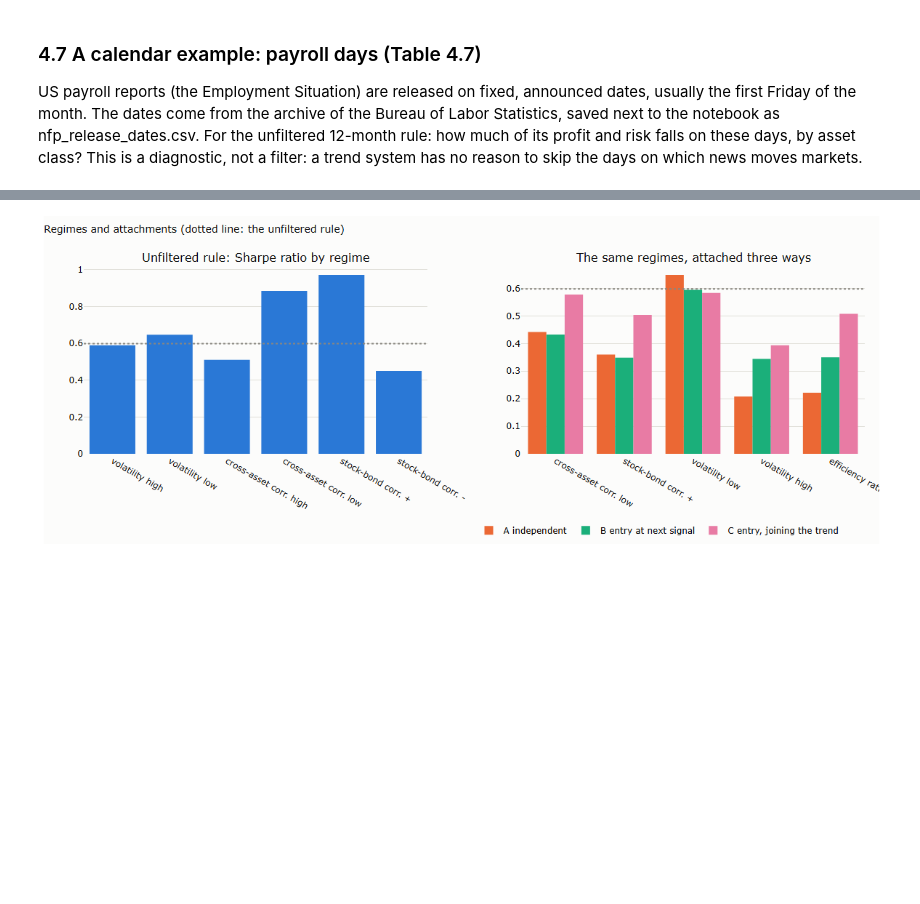
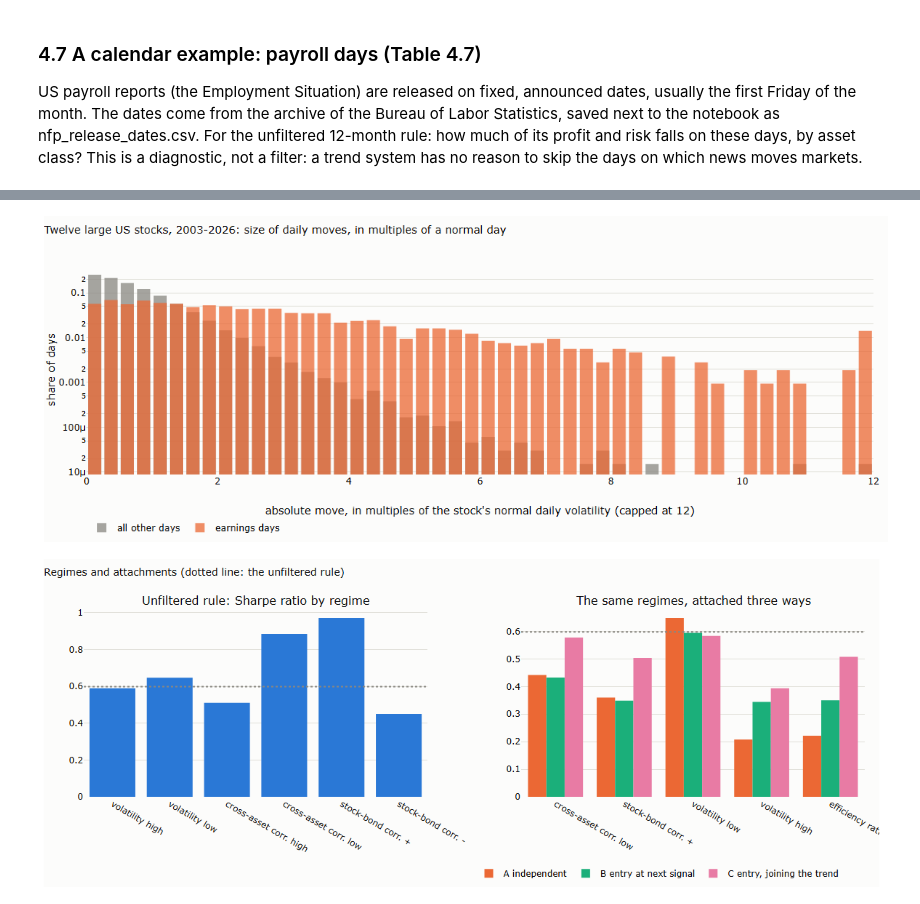
Before and after one commit to MaxGnesi/systematic-trading-notes, a Jupyter notebook: lectures/08-filters-and-overlays/08_filters_and_overlays.ipynb, the cells around one changed output, grey strips where cells are left out. Cells and saved outputs as stored; diff of their text form; code cells hidden in the pictures; blank space fills up the shorter version.

```diff
--- a/lectures/08-filters-and-overlays/08_filters_and_overlays.ipynb
+++ b/lectures/08-filters-and-overlays/08_filters_and_overlays.ipynb
@@ -472,6 +472,17 @@ for g, m in groups_.items():
 nfp_table = pd.DataFrame(rows).T
 display(nfp_table.round(2))
 print("payroll days in the sample:", int(ev.loc[START:].sum()))
+# does it change over time? bonds, by period
+xb = contrib[groups["bonds"]].mean(axis=1)
+per = {"2001-2003": ("2001", "2003"), "2004-2006": ("2004", "2006"), "2007-2009": ("2007", "2009"), "2010-2015": ("2010", "2015"),
+       "2016-2019": ("2016", "2019"), "2020-2022": ("2020", "2022"), "2023-2026": ("2023", "2026")}
+rows = {}
+for lab, (a0, a1) in per.items():
+    x, e = xb.loc[a0:a1], ev.loc[a0:a1]
+    rows[lab] = {"payroll days": int(e.sum()), "bond trend return per payroll day (bp)": 1e4 * x[e].mean(),
+                 "bond trend return per other day (bp)": 1e4 * x[~e].mean(), "share of bond trend profit on payroll days": x[e].sum() / x.sum() if x.sum() != 0 else np.nan}
+nfp_periods = pd.DataFrame(rows).T
+display(nfp_periods.round(2))
 # %% [output]
 |  | share of days | share of trend profit | trend return per day, payroll day... | trend return per day, other days ... | average absolute move, payroll da... |
 | equities | 0.05 | 0.09 | 2.72 | 1.32 | 1.08 |
@@ -482,3 +566,16 @@ payroll days in the sample: 302
+# %%
+fig = go.Figure()
+bins = np.linspace(0, 12, 49)
+for lab, m, col in (("all other days", ~ev_, MUTED), ("earnings days", ev_, SERIES[1])):
+    h_, _ = np.histogram(zz[m].abs().clip(upper=12), bins=bins)
+    fig.add_bar(x=(bins[:-1] + bins[1:]) / 2, y=h_ / h_.sum(), name=lab, marker_color=col, opacity=0.75)
+fig.update_layout(barmode="overlay", title="Twelve large US stocks, 2003-2026: size of daily moves, in multiples of a normal day",
+                  xaxis_title="absolute move, in multiples of the stock's normal daily volatility (capped at 12)", yaxis=dict(title="share of days", type="log"),
+                  height=450, width=1100, margin=dict(t=80), legend=dict(orientation="h", y=-0.2, x=0))
+save_figure(fig, "08_07_earnings", FIG)
+fig
+# %% [output]
+[figure, added]
 # %%
 # chart G.3: performance by regime, and the three attachments
 fig = make_subplots(rows=1, cols=2, horizontal_spacing=0.12, subplot_titles=("Unfiltered rule: Sharpe ratio by regime", "The same regimes, attached three ways"))
```
Also changed, not shown: parts of 3 cells of this notebook, 3 other files.
